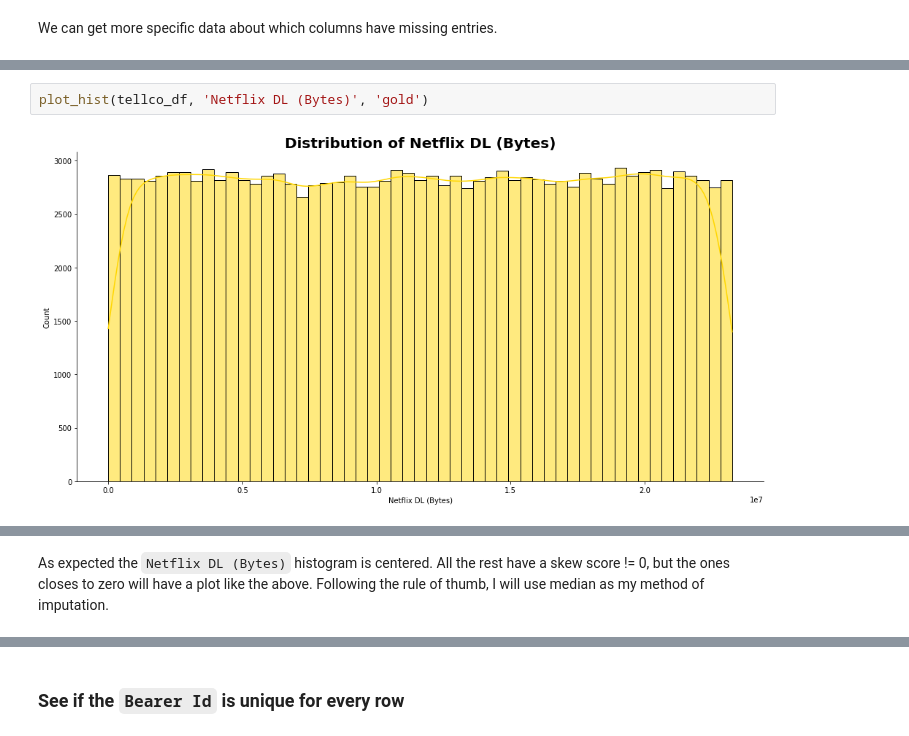
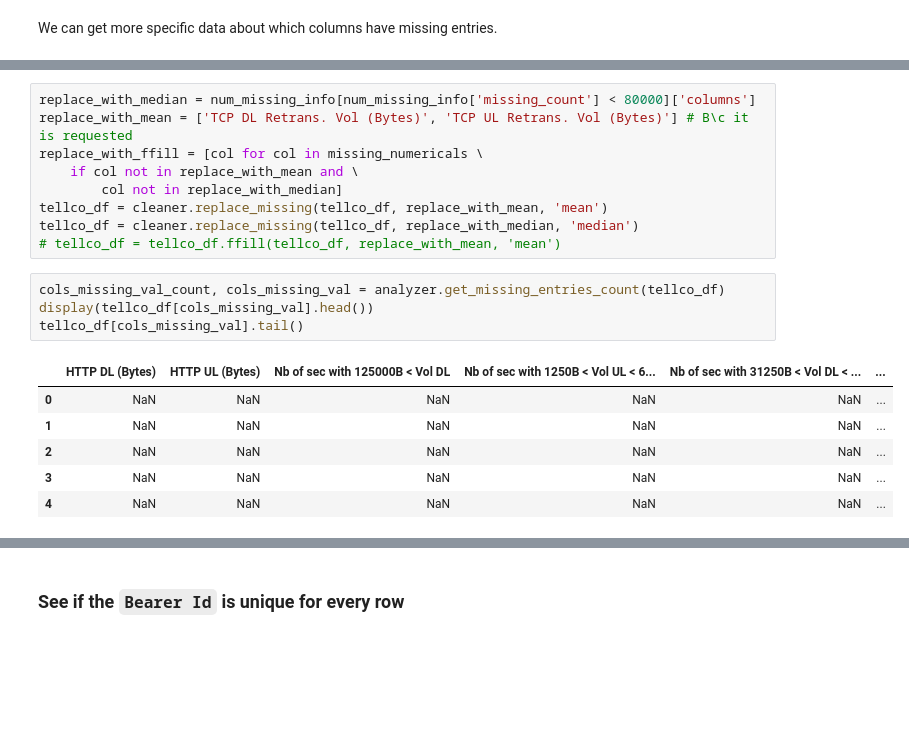
Before and after one commit to Hen0k/TellCo-user-analysis, a Jupyter notebook: notebooks/EDA.ipynb, the cells around one changed output, grey strips where cells are left out. Saved outputs shown, nothing was run; the diff lists cells and outputs as text; blank space fills up the shorter version.

```diff
--- a/notebooks/EDA.ipynb
+++ b/notebooks/EDA.ipynb
@@ -208,4 +262,20 @@ dtype: float64
+# %%
+replace_with_median = num_missing_info[num_missing_info['missing_count'] < 80000]['columns']
+replace_with_mean = ['TCP DL Retrans. Vol (Bytes)', 'TCP UL Retrans. Vol (Bytes)'] # B\c it is requested
+replace_with_ffill = [col for col in missing_numericals \
+    if col not in replace_with_mean and \
+        col not in replace_with_median]
+tellco_df = cleaner.replace_missing(tellco_df, replace_with_mean, 'mean')
+tellco_df = cleaner.replace_missing(tellco_df, replace_with_median, 'median')
+# tellco_df = tellco_df.ffill(tellco_df, replace_with_mean, 'mean')
 # %%
-plot_hist(tellco_df, 'Netflix DL (Bytes)', 'gold')
+cols_missing_val_count, cols_missing_val = analyzer.get_missing_entries_count(tellco_df)
+display(tellco_df[cols_missing_val].head())
+tellco_df[cols_missing_val].tail()
 # %% [output]
-[figure, removed]
+|  | HTTP DL (Bytes) | HTTP UL (Bytes) | Nb of sec with 125000B < Vol DL | Nb of sec with 1250B < Vol UL < 6... | Nb of sec with 31250B < Vol DL < ... | ... |
+| 0 | NaN | NaN | NaN | NaN | NaN | ... |
+| 1 | NaN | NaN | NaN | NaN | NaN | ... |
+| 2 | NaN | NaN | NaN | NaN | NaN | ... |
+| 3 | NaN | NaN | NaN | NaN | NaN | ... |
+| 4 | NaN | NaN | NaN | NaN | NaN | ... |
@@ -212,3 +287,0 @@ plot_hist(tellco_df, 'Netflix DL (Bytes)', 'gold')
-# %% [markdown]
-As expected the `Netflix DL (Bytes)` histogram is centered. All the rest have a skew score != 0, but the ones closes to zero will have a plot like the above.
-Following the rule of thumb, I will use median as my method of imputation.
```
Also changed, not shown: parts of 49 cells of this notebook.
